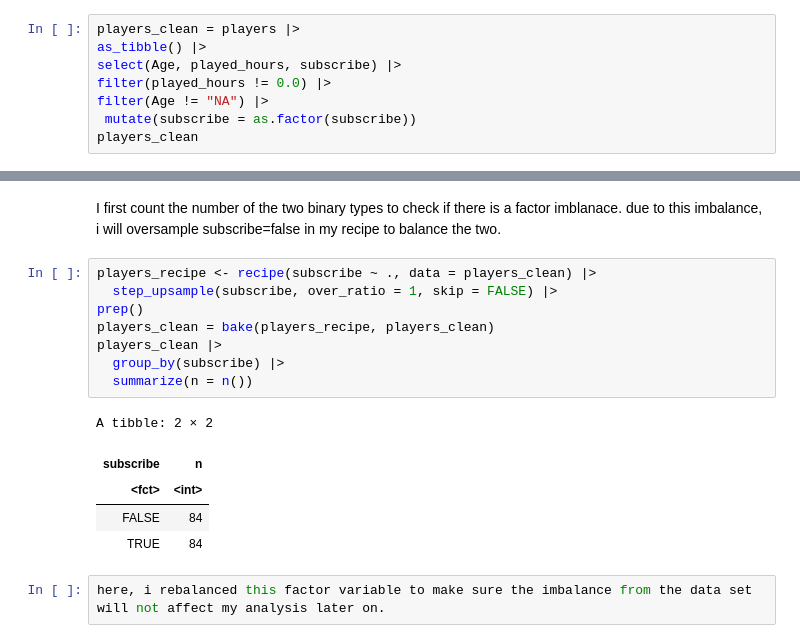
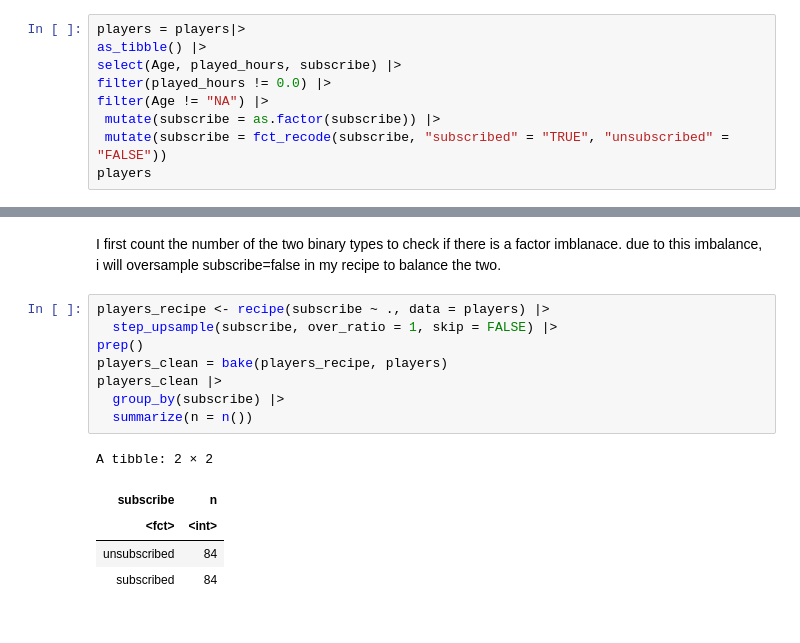
Before and after one commit to wwu0716/nick-project-, a Jupyter notebook: project_original.ipynb, the cells around one changed output, grey strips where cells are left out. Saved outputs shown, nothing was run; the diff lists cells and outputs as text.

Commit message:
into + exploratory analysis
finished analyzing the variables by exploratory visualization and analysis to aid the predictive analysis to be done.

```diff
--- a/project_original.ipynb
+++ b/project_original.ipynb
@@ -100,13 +78,14 @@ The dataset may contain missing or inconsistent values, which will be addressed
 # %% [markdown]
 **Methods Description**
 # %%
-players_clean = players |>
+players = players|>
 as_tibble() |>
 select(Age, played_hours, subscribe) |>
 filter(played_hours != 0.0) |>
 filter(Age != "NA") |>
- mutate(subscribe = as.factor(subscribe))
-players_clean
+ mutate(subscribe = as.factor(subscribe)) |>
+ mutate(subscribe = fct_recode(subscribe, "subscribed" = "TRUE", "unsubscribed" = "FALSE"))
+players
 # %% [output]
 A tibble: 109 × 3
 | Age | played_hours | subscribe |
@@ -141,18 +120,16 @@ A tibble: 1 × 2
 # %% [markdown]
 I first count the number of the two binary types to check if there is a factor imblanace. due to this imbalance, i will oversample subscribe=false in my recipe to balance the two.
 # %%
-players_recipe <- recipe(subscribe ~ ., data = players_clean) |>
+players_recipe <- recipe(subscribe ~ ., data = players) |>
   step_upsample(subscribe, over_ratio = 1, skip = FALSE) |>
 prep()
-players_clean = bake(players_recipe, players_clean)
+players_clean = bake(players_recipe, players)
 players_clean |>
   group_by(subscribe) |>
   summarize(n = n())
 # %% [output]
 A tibble: 2 × 2
 | subscribe | n |
 | <fct> | <int> |
-| FALSE | 84 |
-| TRUE | 84 |
+| unsubscribed | 84 |
+| subscribed | 84 |
-# %%
-here, i rebalanced this factor variable to make sure the imbalance from the data set will not affect my analysis later on.
```
Also changed, not shown: parts of 12 cells of this notebook.
